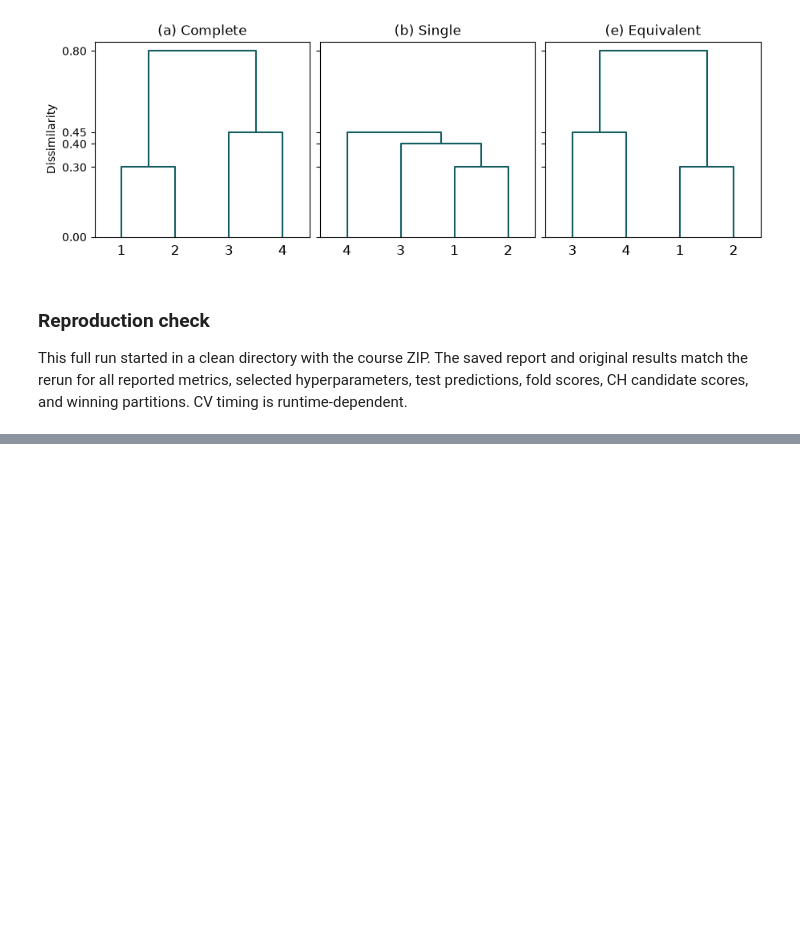
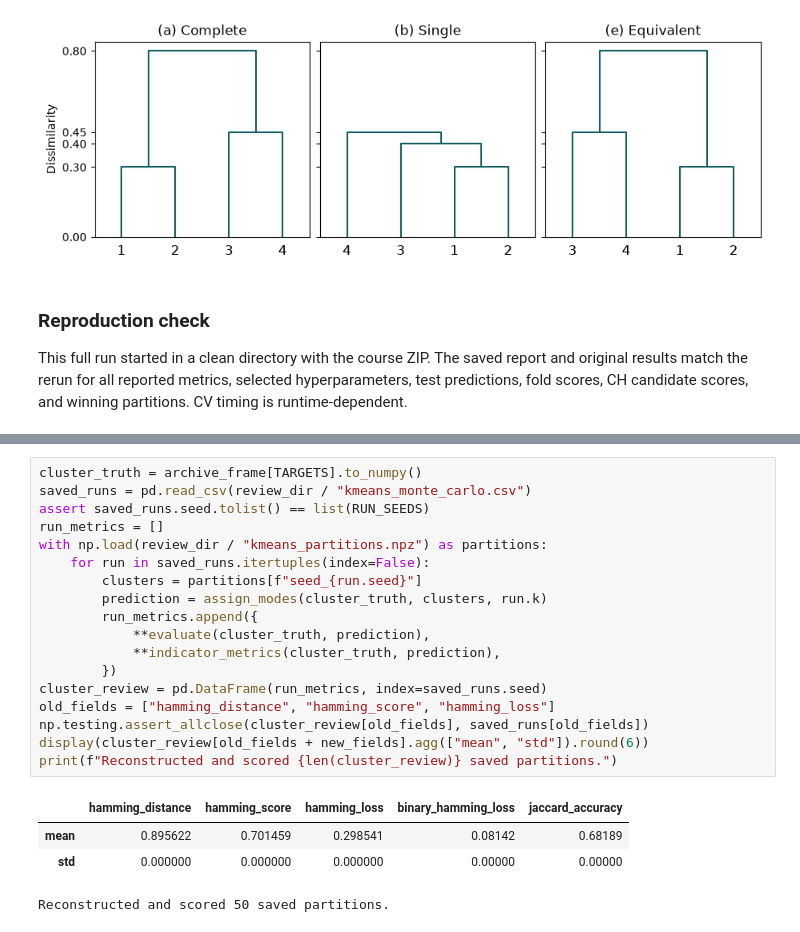
Before and after one commit to jay-zhao1/DSCI552-HW7, a Jupyter notebook: DSCI552_HW7.ipynb, the cells around one changed output, grey strips where cells are left out. Saved outputs shown, nothing was run; the diff lists cells and outputs as text; blank space fills up the shorter version.

```diff
--- a/DSCI552_HW7.ipynb
+++ b/DSCI552_HW7.ipynb
@@ -374,0 +424,23 @@ This full run started in a clean directory with the course ZIP. The saved report
+# %%
+cluster_truth = archive_frame[TARGETS].to_numpy()
+saved_runs = pd.read_csv(review_dir / "kmeans_monte_carlo.csv")
+assert saved_runs.seed.tolist() == list(RUN_SEEDS)
+run_metrics = []
+with np.load(review_dir / "kmeans_partitions.npz") as partitions:
+    for run in saved_runs.itertuples(index=False):
+        clusters = partitions[f"seed_{run.seed}"]
+        prediction = assign_modes(cluster_truth, clusters, run.k)
+        run_metrics.append({
+            **evaluate(cluster_truth, prediction),
+            **indicator_metrics(cluster_truth, prediction),
+        })
+cluster_review = pd.DataFrame(run_metrics, index=saved_runs.seed)
+old_fields = ["hamming_distance", "hamming_score", "hamming_loss"]
+np.testing.assert_allclose(cluster_review[old_fields], saved_runs[old_fields])
+display(cluster_review[old_fields + new_fields].agg(["mean", "std"]).round(6))
+print(f"Reconstructed and scored {len(cluster_review)} saved partitions.")
+# %% [output]
+|  | hamming_distance | hamming_score | hamming_loss | binary_hamming_loss | jaccard_accuracy |
+| mean | 0.895622 | 0.701459 | 0.298541 | 0.08142 | 0.68189 |
+| std | 0.000000 | 0.000000 | 0.000000 | 0.00000 | 0.00000 |
+Reconstructed and scored 50 saved partitions.
```
Also changed, not shown: parts of 4 cells of this notebook, 2 other files.
